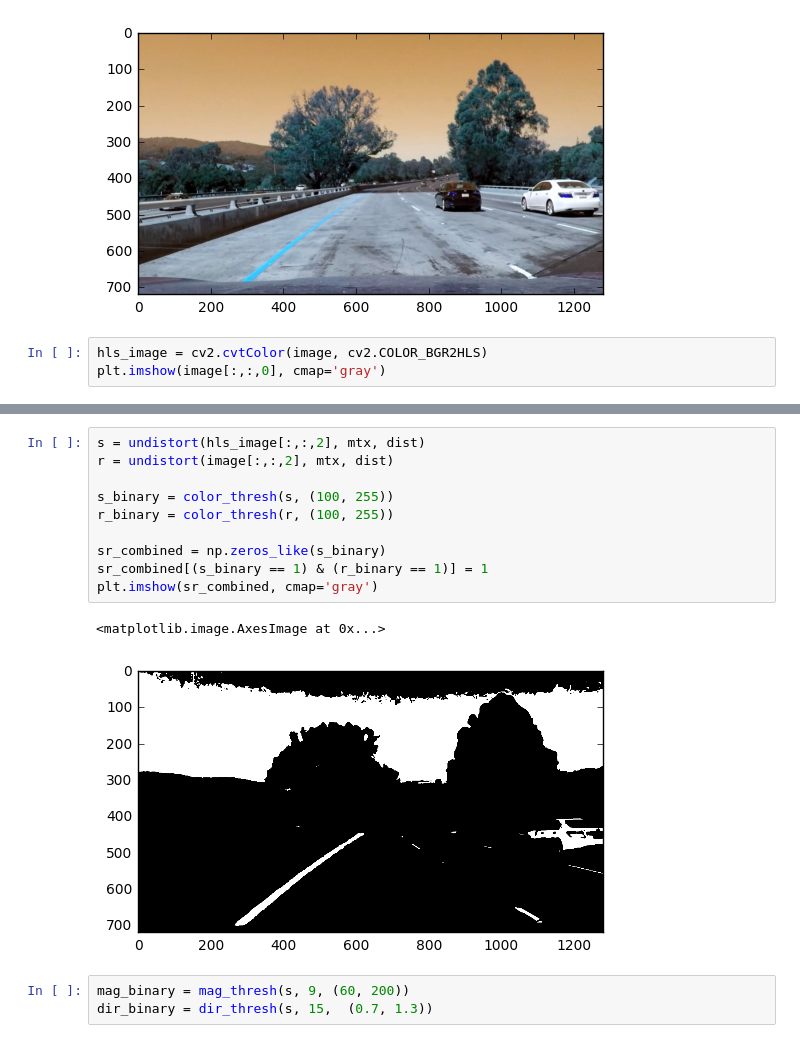
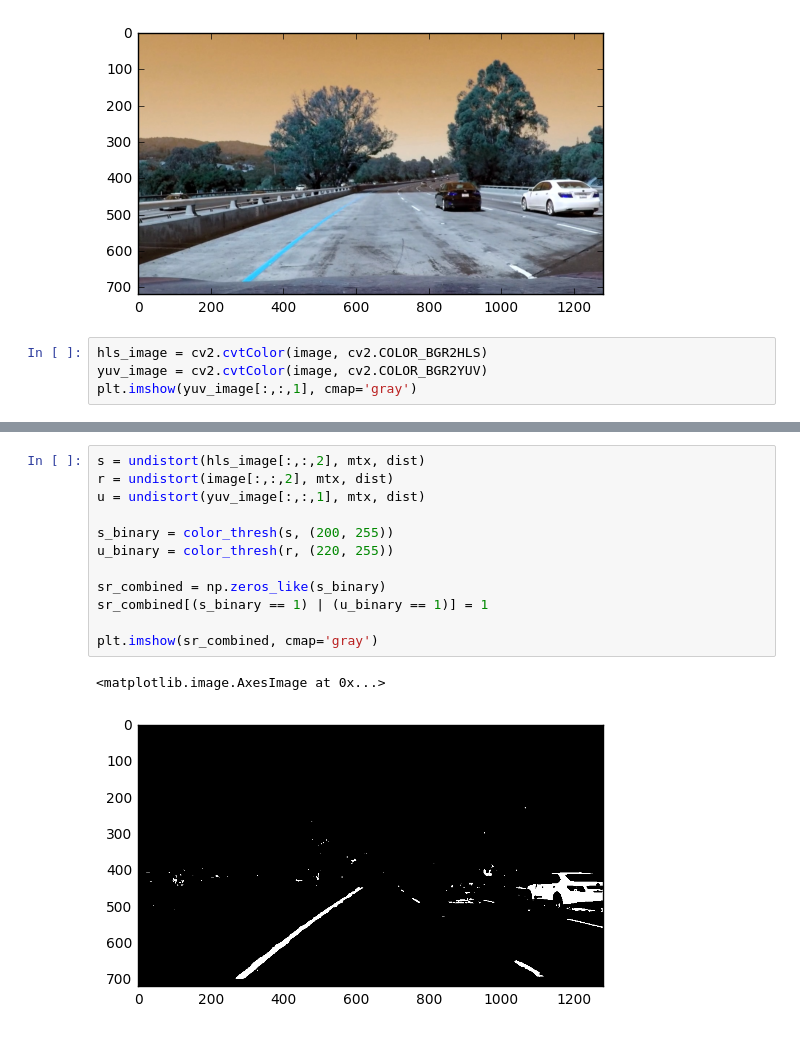
Before and after one commit to alpernkanli/CarND-Advanced-Lane-Lines, a Jupyter notebook: Explore-2.ipynb, the cells around one changed output, grey strips where cells are left out. Saved outputs shown, nothing was run; the diff lists cells and outputs as text.

```diff
--- a/Explore-2.ipynb
+++ b/Explore-2.ipynb
@@ -90,6 +90,7 @@ plt.imshow(image)
 [figure]
 # %%
 hls_image = cv2.cvtColor(image, cv2.COLOR_BGR2HLS)
-plt.imshow(image[:,:,0], cmap='gray')
+yuv_image = cv2.cvtColor(image, cv2.COLOR_BGR2YUV)
+plt.imshow(yuv_image[:,:,1], cmap='gray')
 # %% [output]
 <matplotlib.image.AxesImage at 0x...>
@@ -97,16 +98,15 @@ plt.imshow(image[:,:,0], cmap='gray')
 # %%
 s = undistort(hls_image[:,:,2], mtx, dist)
 r = undistort(image[:,:,2], mtx, dist)
+u = undistort(yuv_image[:,:,1], mtx, dist)
 
-s_binary = color_thresh(s, (100, 255))
-r_binary = color_thresh(r, (100, 255))
+s_binary = color_thresh(s, (200, 255))
+u_binary = color_thresh(r, (220, 255))
 
 sr_combined = np.zeros_like(s_binary)
-sr_combined[(s_binary == 1) & (r_binary == 1)] = 1
+sr_combined[(s_binary == 1) | (u_binary == 1)] = 1
+
 plt.imshow(sr_combined, cmap='gray')
 # %% [output]
 <matplotlib.image.AxesImage at 0x...>
-[figure, old version]
+[figure, new version]
-# %%
-mag_binary = mag_thresh(s, 9, (60, 200))
-dir_binary = dir_thresh(s, 15,  (0.7, 1.3))
```
Also changed, not shown: parts of 22 cells of this notebook, 1 other file.
